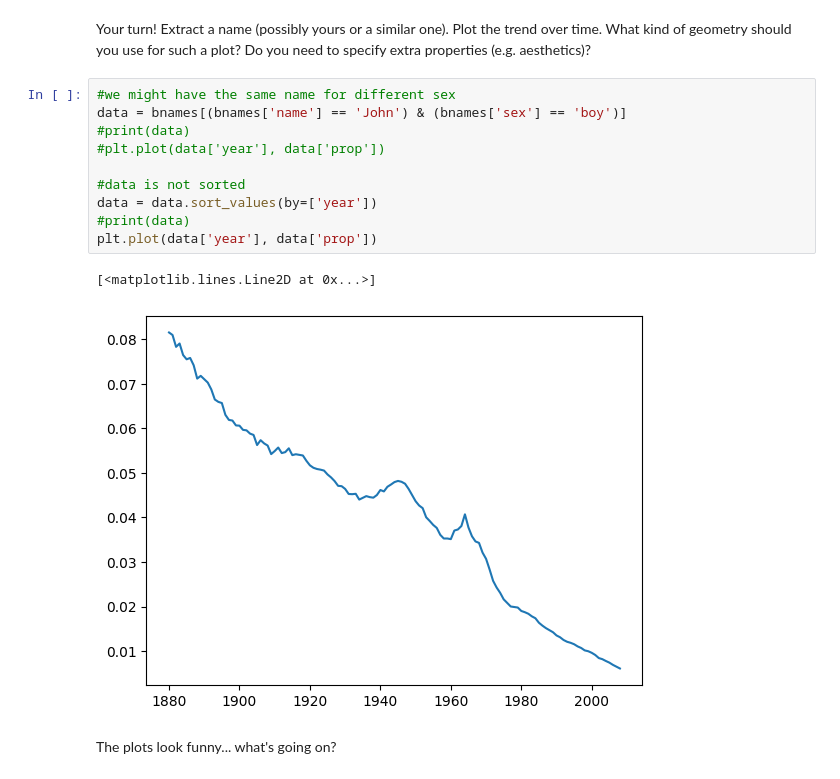
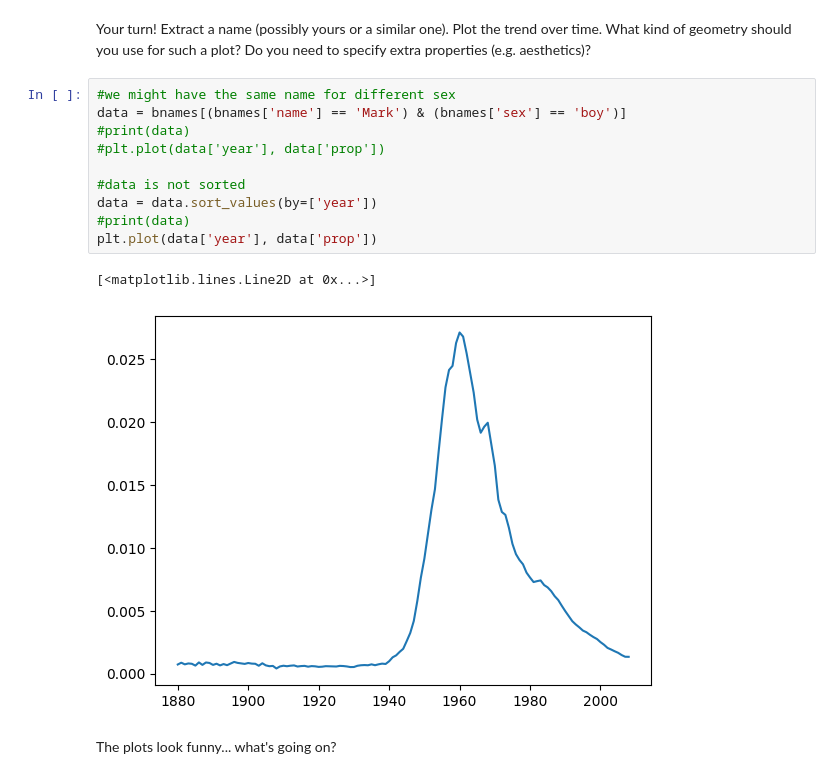
Before and after one commit to najirod02/Dataviz, a Jupyter notebook: lab/Lab02_students.ipynb, the cells around one changed output. Saved outputs shown, nothing was run; the diff lists cells and outputs as text.

```diff
--- a/lab/Lab02_students.ipynb
+++ b/lab/Lab02_students.ipynb
@@ -204,17 +204,17 @@ print(bnames.tail(15))
 Your turn! Extract a name (possibly yours or a similar one). Plot the trend over time. What kind of geometry should you use for such a plot? Do you need to specify extra properties (e.g. aesthetics)?
 # %%
 #we might have the same name for different sex
-data = bnames[(bnames['name'] == 'John') & (bnames['sex'] == 'boy')]
+data = bnames[(bnames['name'] == 'Mark') & (bnames['sex'] == 'boy')]
 #print(data)
 #plt.plot(data['year'], data['prop'])
 
 #data is not sorted
 data = data.sort_values(by=['year'])
 #print(data)
 plt.plot(data['year'], data['prop'])
 # %% [output]
 [<matplotlib.lines.Line2D at 0x...>]
-[figure, old version]
+[figure, new version]
 # %% [markdown]
 The plots look funny... what's going on?
 # %% [markdown]
```
Also changed, not shown: 5 other files.
